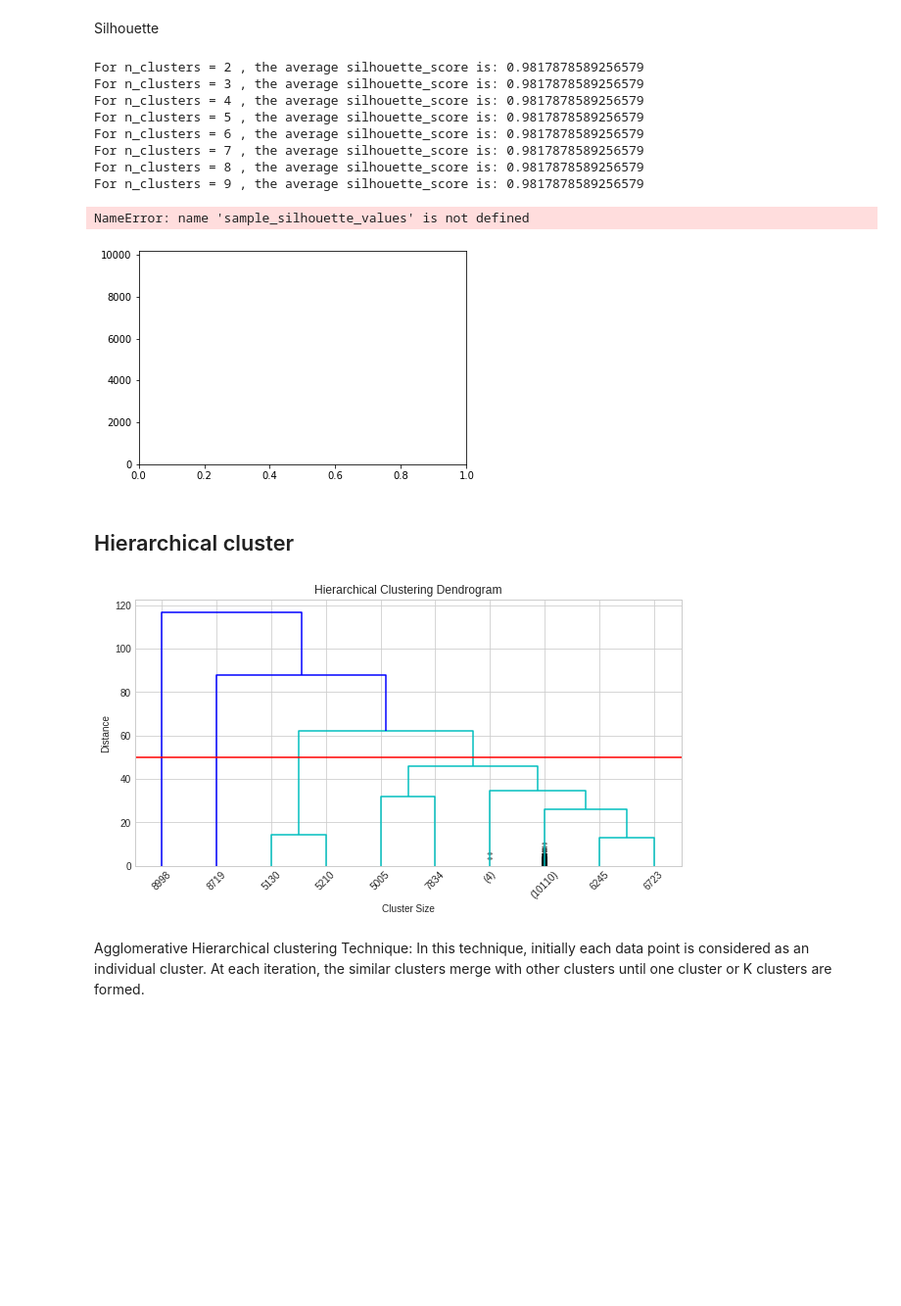
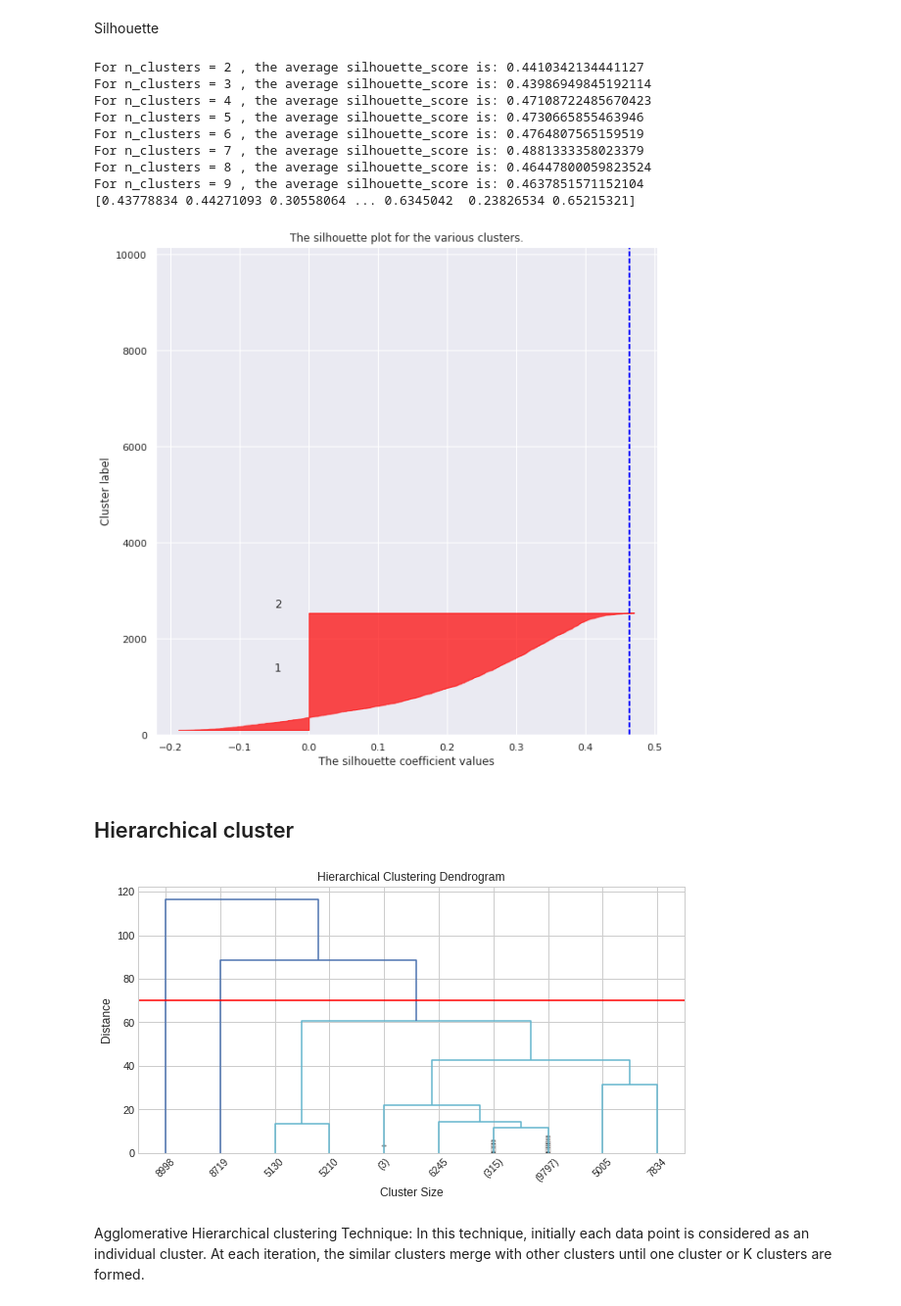
Before and after one commit to CatPalha/DataMiningProject, a Jupyter notebook: Structured version.ipynb, the cells around one changed output. Shown at 98% size. Drawn from its saved outputs; the diff is of its cells as text; code cells hidden in the pictures; blank space fills up the shorter version.

Commit message:
Normalize data before inertia

```diff
--- a/Structured version.ipynb
+++ b/Structured version.ipynb
@@ -1030,28 +1044,16 @@ plt.show()
 # %%
-from sklearn.preprocessing import StandardScaler
-
-#elbow graph says 3 clusters
-
-scaler = StandardScaler()
-
-cluster_Norm = scaler.fit_transform(df_product[['Premiums in LOB: Motor', 'Premiums in LOB: Household', 'Premiums in LOB: Health']])
-                                                #'Premiums in LOB:  Life', 'Premiums in LOB: Work Compensations']])
-
-#cluster_Norm = scaler.fit_transform(df_product[['Ratio Motor', 'Ratio Household', 'Ratio Health', 'Ratio Life', 'Ratio Work Compensations']])
-
-CA_Norm = pd.DataFrame(cluster_Norm, columns = ['Premiums in LOB: Motor', 'Premiums in LOB: Household', 'Premiums in LOB: Health'])
-                                                #'Premiums in LOB:  Life', 'Premiums in LOB: Work Compensations'])
 
 #CA_Norm = pd.DataFrame(cluster_Norm, columns = ['Ratio Motor', 'Ratio Household', 'Ratio Health', 'Ratio Life', 'Ratio Work Compensations'])
 
 
 # Create a KMeans model with 4 clusters: model
-model = KMeans(n_clusters = 3)
+model = KMeans(n_clusters = 3, random_state=0, n_init = 5, max_iter = 200)
 
 
 # Use fit_predict to fit model and obtain cluster labels: labels
 model = model.fit(CA_Norm)
 
+cluster_labels = model.labels_
 
 #Check the Clusters
 #The centroids
@@ -1133,24 +1135,30 @@ from sklearn.metrics import silhouette_samples, silhouette_score
 
 for n_clusters in range(2, 10):
 
+    model = KMeans(n_clusters = n_clusters)
+
+    model = model.fit(CA_Norm)
+
+
     silhouette_avg = silhouette_score(CA_Norm, model.labels_)
 
 
     print("For n_clusters =", n_clusters,
          ", the average silhouette_score is:", silhouette_avg)
 
-    # Compute the silhouette scores for each sample
-    #sample_silhouette_values = silhouette_samples(CA_Norm, model.labels_)
-    #print(sample_silhouette_values)
+# Compute the silhouette scores for each sample
+sample_silhouette_values = silhouette_samples(CA_Norm, model.labels_)
+print(sample_silhouette_values)
 # %% [output]
-For n_clusters = 2 , the average silhouette_score is: 0.9817878589256579
-For n_clusters = 3 , the average silhouette_score is: 0.9817878589256579
-For n_clusters = 4 , the average silhouette_score is: 0.9817878589256579
-For n_clusters = 5 , the average silhouette_score is: 0.9817878589256579
-For n_clusters = 6 , the average silhouette_score is: 0.9817878589256579
-For n_clusters = 7 , the average silhouette_score is: 0.9817878589256579
-For n_clusters = 8 , the average silhouette_score is: 0.9817878589256579
-For n_clusters = 9 , the average silhouette_score is: 0.9817878589256579
+For n_clusters = 2 , the average silhouette_score is: 0.4410342134441127
+For n_clusters = 3 , the average silhouette_score is: 0.43986949845192114
+For n_clusters = 4 , the average silhouette_score is: 0.47108722485670423
+For n_clusters = 5 , the average silhouette_score is: 0.4730665855463946
+For n_clusters = 6 , the average silhouette_score is: 0.4764807565159519
+For n_clusters = 7 , the average silhouette_score is: 0.4881333358023379
+For n_clusters = 8 , the average silhouette_score is: 0.46447800059823524
+For n_clusters = 9 , the average silhouette_score is: 0.4637851571152104
+[0.43778834 0.44271093 0.30558064 ... 0.6345042  0.23826534 0.65215321]
 # %%
 import matplotlib.cm as cm
 
@@ -1158,39 +1166,38 @@ y_lower = 100
 fig = plt.figure()
 ax = fig.add_subplot(111)
 
-n_clusters = 4
+n_clusters = 3
 
 ax.set_ylim([0, CA_Norm.shape[0] + (n_clusters + 1) * 10])
 
-for i in range(2,5):
+for i in range(1, n_clusters):
     ith_cluster_silhouette_values = sample_silhouette_values[cluster_labels == i]
     ith_cluster_silhouette_values.sort()
 
     size_cluster_i = ith_cluster_silhouette_values.shape[0]
     y_upper = y_lower + size_cluster_i
 
     color = cm.rainbow(float(i) / i)
     ax.fill_betweenx(np.arange(y_lower, y_upper),
                     0, ith_cluster_silhouette_values,
                     facecolor=color,
                     edgecolor=color,
                     alpha=0.7)
 
     ax.text(-0.05, y_lower + 0.5 * size_cluster_i, str(i))
 
     y_lower = y_upper + 100
 
     ax.set_title("The silhouette plot for the various clusters.")
     ax.set_xlabel("The silhouette coefficient values")
     ax.set_ylabel("Cluster label")
 
     # The vertical line for average silhouette score of all the values
-    ax.axvline(x=silhouette_avg, color="red", linestyle="--")
+    ax.axvline(x=silhouette_avg, color="blue", linestyle="--")
 
 plt.show()
 # %% [output]
-NameError: name 'sample_silhouette_values' is not defined
-[figure, old version]
+[figure, new version]
 # %% [markdown]
 ## Hierarchical cluster
 # %%
@@ -1223,10 +1230,10 @@ dendrogram(Z,
 plt.title('Hierarchical Clustering Dendrogram')
 plt.xlabel('Cluster Size')
 plt.ylabel('Distance')
-plt.axhline(y=50, color = 'red')
+plt.axhline(y=70, color = 'red')
 plt.show()
 # %% [output]
-[figure, old version]
+[figure, new version]
 # %% [markdown]
 Agglomerative Hierarchical clustering Technique:
 In this technique, initially each data point is considered as an individual cluster. At each iteration, the similar clusters merge with other clusters until one cluster or K clusters are formed.
```
Also changed, not shown: parts of 25 cells of this notebook.
